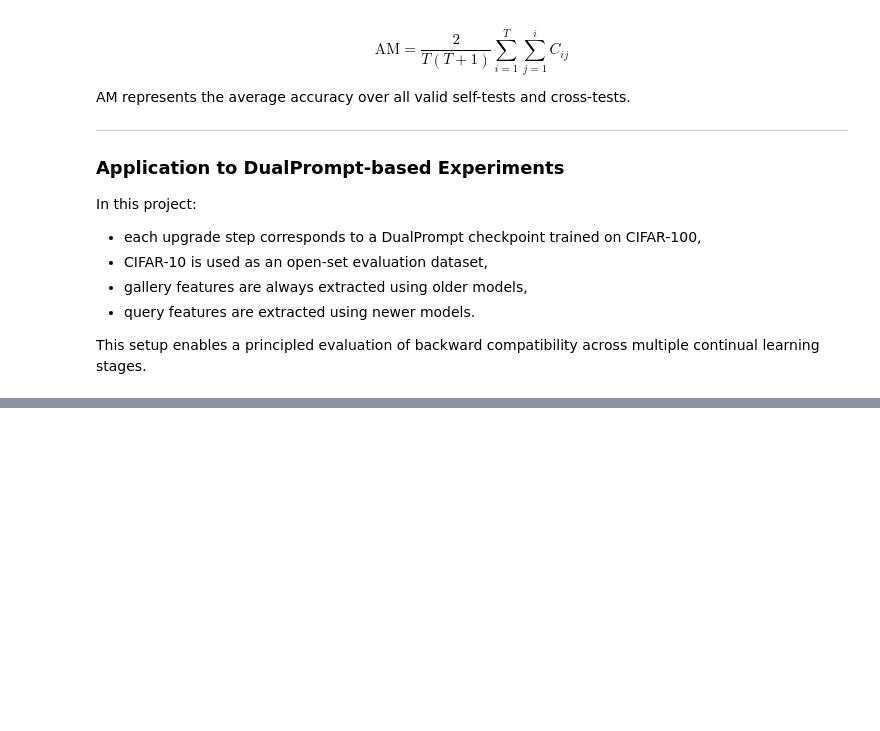
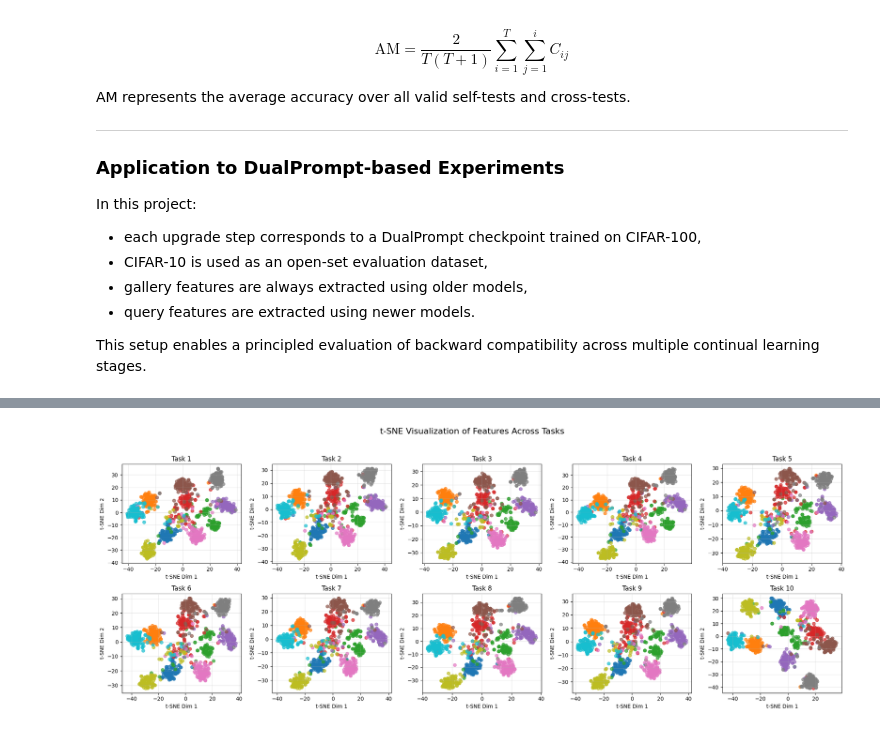
Before and after one commit to digesaremarco/DualPrompt_and_BackCompability, a Jupyter notebook: DualPrompt.ipynb, the cells around one changed output, grey strips where cells are left out. Cells and saved outputs as stored; diff of their text form; code cells hidden in the pictures; blank space fills up the shorter version.

```diff
--- a/DualPrompt.ipynb
+++ b/DualPrompt.ipynb
@@ -644,11 +645,3 @@ In this project:
 - query features are extracted using newer models.
 
 This setup enables a principled evaluation of backward compatibility across multiple continual learning stages.
-# %%
-# Check features size for every task
-for task_id in range(NUM_TASKS):
-    task_dir = os.path.join(feature_root, f"task_{task_id + 1}")
-    sample_file = os.path.join(task_dir, "batch_0000.pt")
-    sample_data = torch.load(sample_file)
-    features = sample_data["features"]
-    print(f"Task {task_id + 1}: feature shape = {features.shape}")
@@ -802,0 +836,50 @@ print(f"Average Multi-model Accuracy (AM): {AM:.4f}")
+# %%
+# t-SNE Visualization of Feature Distributions
+from sklearn.manifold import TSNE
+import matplotlib.pyplot as plt
+import random
+
+
+# Plot in a grid for comparison
+fig, axes = plt.subplots(2, 5, figsize=(20, 8))
+for task_id in range(NUM_TASKS):
+    all_features = []
+    all_labels = []
+
+    for batch_idx in range(num_batches):
+        feats, labels = load_feature_batch(task_id, batch_idx)
+
+        # Pooling: [B, 197, 768] -> [B, 768]
+        feats = feats.mean(dim=1)
+
+        # Normalize
+        feats = F.normalize(feats, dim=1)
+
+        all_features.append(feats)
+        all_labels.append(labels)
+
+    all_features = torch.cat(all_features, dim=0).cpu().numpy()
+    all_labels = torch.cat(all_labels, dim=0).cpu().numpy()
+
+    # t-SNE
+    tsne = TSNE(n_components=2, random_state=42)
+    features_2d = tsne.fit_transform(all_features)
+
+    # Plotting
+    ax = axes[task_id // 5, task_id % 5]
+    scatter = ax.scatter(
+        features_2d[:, 0],
+        features_2d[:, 1],
+        c=all_labels,
+        cmap='tab10',
+        alpha=0.7
+    )
+    ax.set_title(f"Task {task_id + 1}")
+    ax.set_xlabel("t-SNE Dim 1")
+    ax.set_ylabel("t-SNE Dim 2")
+    ax.grid(True, alpha=0.3)
+plt.suptitle("t-SNE Visualization of Features Across Tasks", fontsize=16)
+plt.tight_layout(rect=[0, 0.03, 1, 0.95])
+plt.show()
+# %% [output]
+[figure, added]
```
Also changed, not shown: parts of 32 cells of this notebook.
